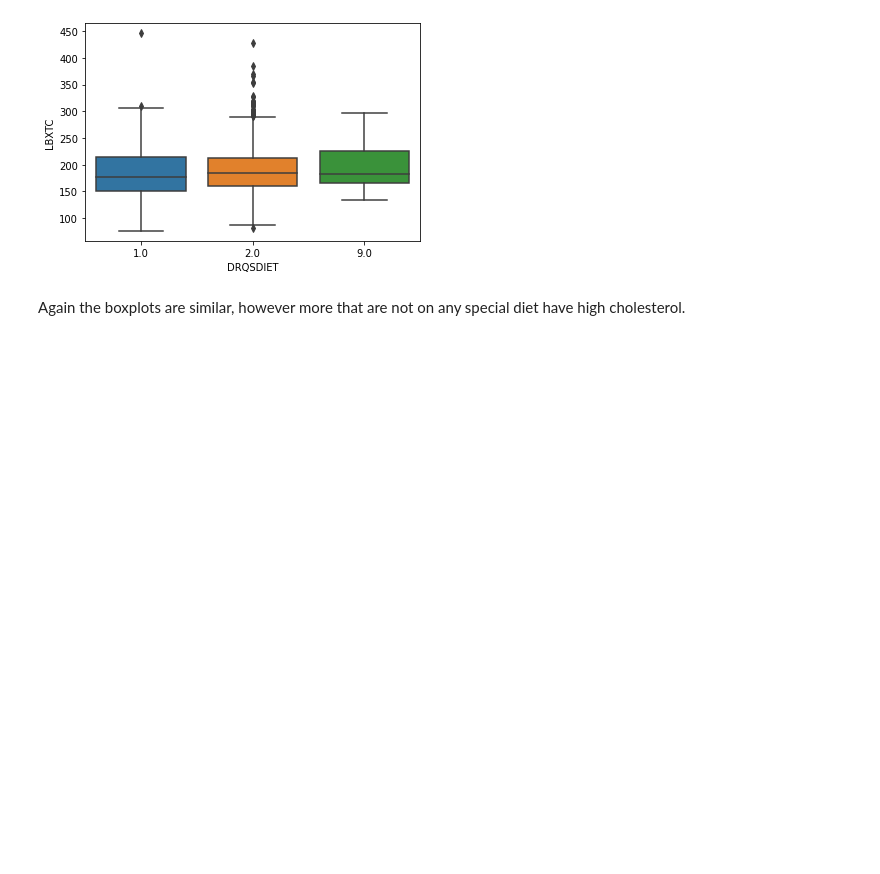
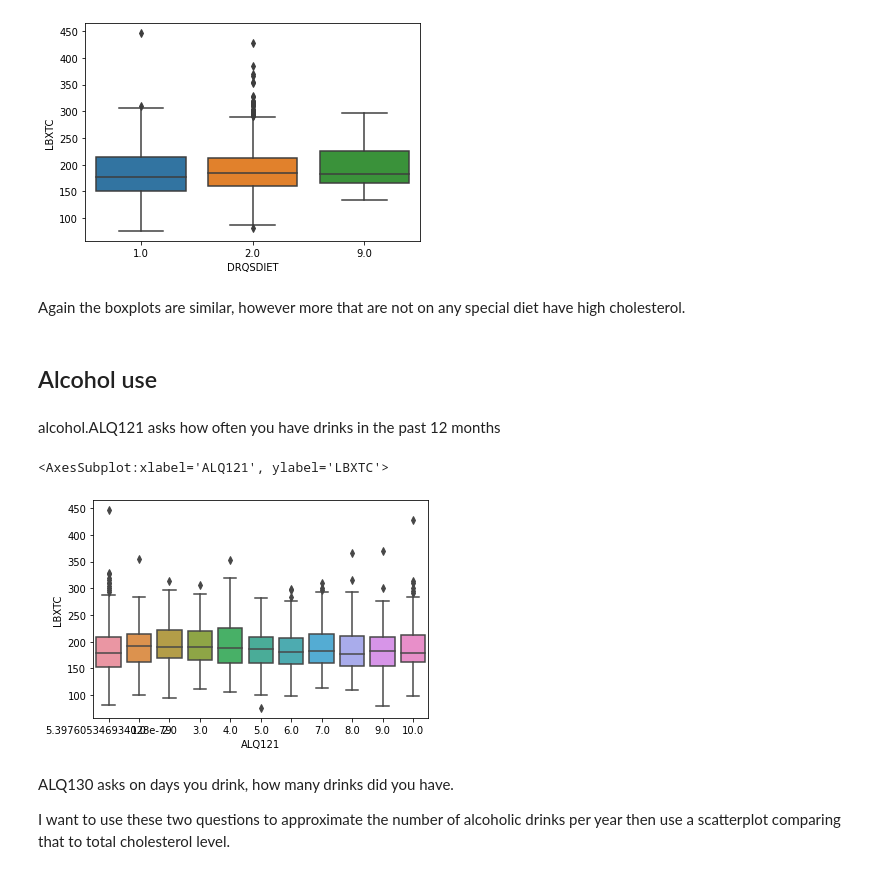
Before and after one commit to mathisme/ThinkfulDSFinalCapstone, a Jupyter notebook: notebooks/EDA.ipynb, the cells around one changed output. Drawn from its saved outputs; the diff is of its cells as text; code cells hidden in the pictures; blank space fills up the shorter version.

Commit message:
added information on alcohol consumption to eda

```diff
--- a/notebooks/EDA.ipynb
+++ b/notebooks/EDA.ipynb
@@ -337,3 +337,19 @@ sns.boxplot(x='DRQSDIET', y='LBXTC', data=diet)
 Again the boxplots are similar, however more that are not on any special diet have high cholesterol.
 # %%
 # still need to do fish questions
+# %% [markdown]
+## Alcohol use
+# %%
+alcohol = pd.read_sas('https://wwwn.cdc.gov/Nchs/Nhanes/2017-2018/ALQ_J.XPT')
+alcohol_merge = alcohol.merge(df,on='SEQN',how='right')
+# %% [markdown]
+alcohol.ALQ121 asks how often you have drinks in the past 12 months
+# %%
+sns.boxplot(x='ALQ121', y='LBXTC', data=alcohol_merge)
+# %% [output]
+<AxesSubplot:xlabel='ALQ121', ylabel='LBXTC'>
+[figure, added]
+# %% [markdown]
+ALQ130 asks on days you drink, how many drinks did you have.
+
+I want to use these two questions to approximate the number of alcoholic drinks per year then use a scatterplot comparing that to total cholesterol level.
```
Also changed, not shown: parts of 4 cells of this notebook.
